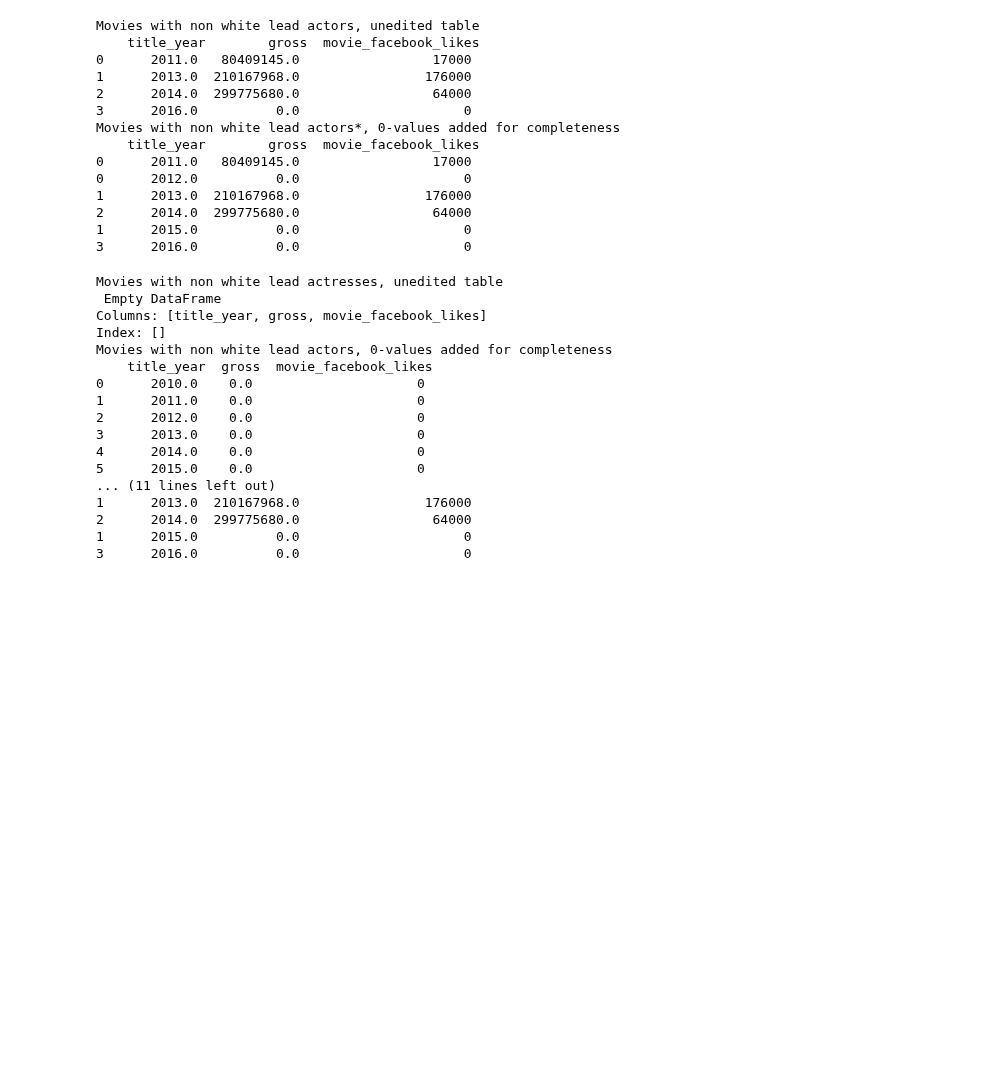
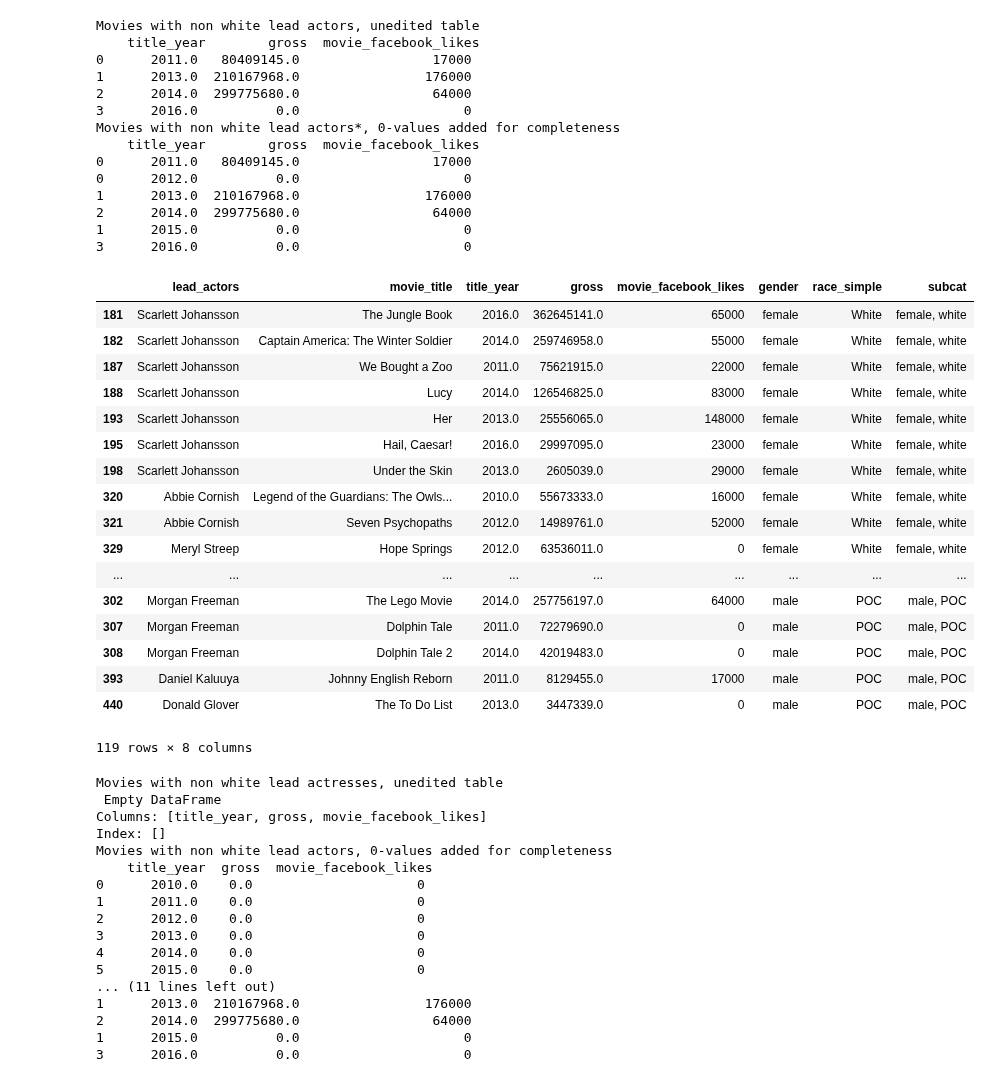
Before and after one commit to Data-Science-HTW/diversity-in-movies, a Jupyter notebook: Diversity in Movies.ipynb, the cells around one changed output. Drawn from its saved outputs; the diff is of its cells as text; code cells hidden in the pictures; blank space fills up the shorter version.

```diff
--- a/Diversity in Movies.ipynb
+++ b/Diversity in Movies.ipynb
@@ -153,16 +153,47 @@ Movies with non white lead actors*, 0-values added for completeness
 # %%
 #Next, get data for sub categories: male & white, male & not white, female & white, female & not white
 movies_mw = movies_m.query('race_simple=="White"')
 movies_mn = movies_m.query('race_simple=="POC"')
 movies_fw = movies_f.query('race_simple=="White"')
 movies_fn = movies_f.query('race_simple=="POC"')
 
 # group and aggregate by title year
 # https://stackoverflow.com/questions/46826773/how-can-i-merge-rows-by-same-value-in-a-column-in-pandas-with-aggregation-func
 movies_fw_sum_by_year = movies_fw.groupby(by='title_year', sort=True).aggregate({'gross': 'sum', 'movie_facebook_likes': 'sum'}).reset_index()
 movies_mw_sum_by_year = movies_mw.groupby(by='title_year', sort=True).aggregate({'gross': 'sum', 'movie_facebook_likes': 'sum'}).reset_index()
 movies_fn_sum_by_year = movies_fn.groupby(by='title_year', sort=True).aggregate({'gross': 'sum', 'movie_facebook_likes': 'sum'}).reset_index()
 movies_mn_sum_by_year = movies_mn.groupby(by='title_year', sort=True).aggregate({'gross': 'sum', 'movie_facebook_likes': 'sum'}).reset_index()
+
+#add subcategory to the datasets
+pd.options.mode.chained_assignment = None #disable default warning that is a false positive here https://stackoverflow.com/questions/20625582/how-to-deal-with-settingwithcopywarning-in-pandas
+movies_fw['subcat'] = 'female, white'
+movies_fn['subcat'] = 'female, POC'
+movies_mw['subcat'] = 'male, white'
+movies_mn['subcat'] = 'male, POC'
+
+frames = [movies_fw, movies_mw, movies_fn, movies_mn]
+
+#merge all datasets together for later use
+movies_with_subcat = pd.concat(frames) #http://pandas.pydata.org/pandas-docs/stable/merging.html
+# %% [output]
+|  | lead_actors | movie_title | title_year | gross | movie_facebook_likes | gender | race_simple | subcat |
+| 181 | Scarlett Johansson | The Jungle Book | 2016.0 | 362645141.0 | 65000 | female | White | female, white |
+| 182 | Scarlett Johansson | Captain America: The Winter Soldier | 2014.0 | 259746958.0 | 55000 | female | White | female, white |
+| 187 | Scarlett Johansson | We Bought a Zoo | 2011.0 | 75621915.0 | 22000 | female | White | female, white |
+| 188 | Scarlett Johansson | Lucy | 2014.0 | 126546825.0 | 83000 | female | White | female, white |
+| 193 | Scarlett Johansson | Her | 2013.0 | 25556065.0 | 148000 | female | White | female, white |
+| 195 | Scarlett Johansson | Hail, Caesar! | 2016.0 | 29997095.0 | 23000 | female | White | female, white |
+| 198 | Scarlett Johansson | Under the Skin | 2013.0 | 2605039.0 | 29000 | female | White | female, white |
+| 320 | Abbie Cornish | Legend of the Guardians: The Owls... | 2010.0 | 55673333.0 | 16000 | female | White | female, white |
+| 321 | Abbie Cornish | Seven Psychopaths | 2012.0 | 14989761.0 | 52000 | female | White | female, white |
+| 329 | Meryl Streep | Hope Springs | 2012.0 | 63536011.0 | 0 | female | White | female, white |
+| ... | ... | ... | ... | ... | ... | ... | ... | ... |
+| 302 | Morgan Freeman | The Lego Movie | 2014.0 | 257756197.0 | 64000 | male | POC | male, POC |
+| 307 | Morgan Freeman | Dolphin Tale | 2011.0 | 72279690.0 | 0 | male | POC | male, POC |
+| 308 | Morgan Freeman | Dolphin Tale 2 | 2014.0 | 42019483.0 | 0 | male | POC | male, POC |
+| 393 | Daniel Kaluuya | Johnny English Reborn | 2011.0 | 8129455.0 | 17000 | male | POC | male, POC |
+| 440 | Donald Glover | The To Do List | 2013.0 | 3447339.0 | 0 | male | POC | male, POC |
+119 rows × 8 columns
 # %%
 #Adding to database if no data for a year is available
 print('Movies with non white lead actresses, unedited table \n', movies_fn_sum_by_year)
```
Also changed, not shown: parts of 4 cells of this notebook, 2 other files.
